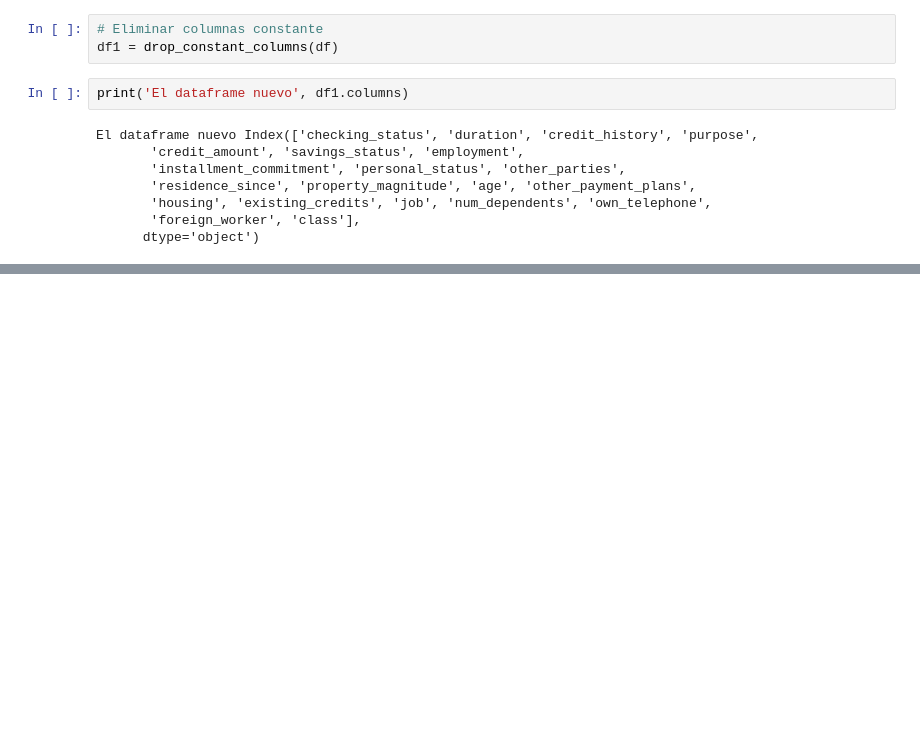
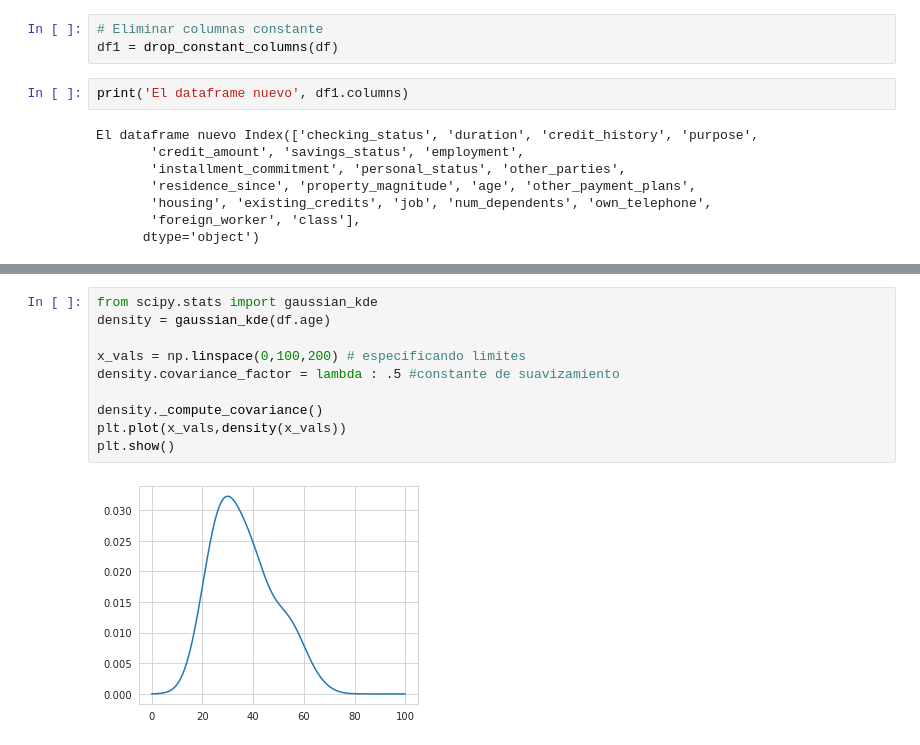
Before and after one commit to ifmm87/data-science-degree, a Jupyter notebook: Mineria de datos/Material/Semana1 MCDv2/Practica Prep Datos V2/Práctica Prep Datos 1/Practica 1.ipynb, the cells around one changed output, grey strips where cells are left out. Drawn from its saved outputs; the diff is of its cells as text; blank space fills up the shorter version.

```diff
--- a/Mineria de datos/Material/Semana1 MCDv2/Practica Prep Datos V2/Práctica Prep Datos 1/Practica 1.ipynb
+++ b/Mineria de datos/Material/Semana1 MCDv2/Practica Prep Datos V2/Práctica Prep Datos 1/Practica 1.ipynb
@@ -165,3 +211,15 @@ df.plot(kind='scatter', x='duration', y='credit_amount')
+# %%
+from scipy.stats import gaussian_kde
+density = gaussian_kde(df.age)
+
+x_vals = np.linspace(0,100,200) # especificando limites
+density.covariance_factor = lambda : .5 #constante de suavizamiento
+
+density._compute_covariance()
+plt.plot(x_vals,density(x_vals))
+plt.show()
+# %% [output]
+[figure, added]
 # %%
 # Pregunta 6
 # Aplicar expresión matemática para el cálculo (CreditAmount / Duración)*residence_since
```
Also changed, not shown: parts of 24 cells of this notebook, 40 other files.
